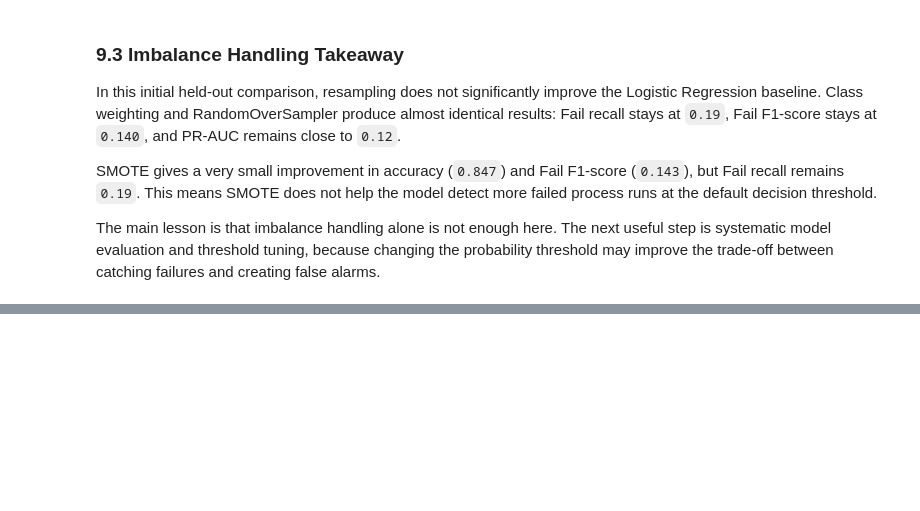
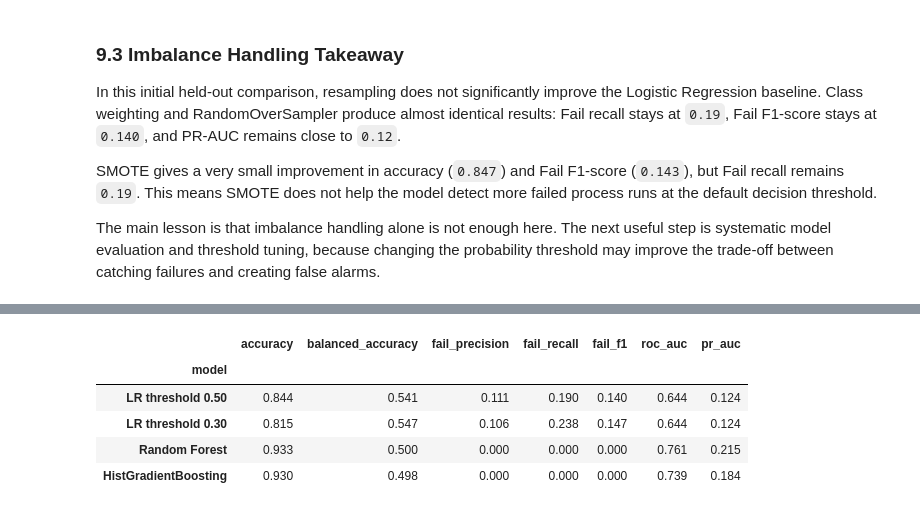
Before and after one commit to Spalding13/secom-fault-detection, a Jupyter notebook: notebooks/01_secom_fault_detection.ipynb, the cells around one changed output, grey strips where cells are left out. Cells and saved outputs as stored; diff of their text form; code cells hidden in the pictures; blank space fills up the shorter version.

```diff
--- a/notebooks/01_secom_fault_detection.ipynb
+++ b/notebooks/01_secom_fault_detection.ipynb
@@ -795,0 +1106,45 @@ For this fault detection task, Fail-class recall is especially important, but it
+# %%
+random_forest_pipeline.fit(X_train, y_train)
+hist_gb_pipeline.fit(X_train, y_train)
+
+rf_pred = random_forest_pipeline.predict(X_test)
+rf_fail_proba = get_fail_probabilities(random_forest_pipeline, X_test)
+
+hist_gb_pred = hist_gb_pipeline.predict(X_test)
+hist_gb_fail_proba = get_fail_probabilities(hist_gb_pipeline, X_test)
+
+classical_test_comparison = pd.DataFrame([
+    summarize_model(
+        "LR threshold 0.50",
+        y_test,
+        default_threshold_pred,
+        test_fail_proba
+    ),
+    summarize_model(
+        f"LR threshold {best_threshold:.2f}",
+        y_test,
+        tuned_threshold_pred,
+        test_fail_proba
+    ),
+    summarize_model(
+        "Random Forest",
+        y_test,
+        rf_pred,
+        rf_fail_proba
+    ),
+    summarize_model(
+        "HistGradientBoosting",
+        y_test,
+        hist_gb_pred,
+        hist_gb_fail_proba
+    ),
+]).set_index("model")
+
+classical_test_comparison.round(3)
+# %% [output]
+|  | accuracy | balanced_accuracy | fail_precision | fail_recall | fail_f1 | roc_auc | pr_auc |
+| model |  |  |  |  |  |  |  |
+| LR threshold 0.50 | 0.844 | 0.541 | 0.111 | 0.190 | 0.140 | 0.644 | 0.124 |
+| LR threshold 0.30 | 0.815 | 0.547 | 0.106 | 0.238 | 0.147 | 0.644 | 0.124 |
+| Random Forest | 0.933 | 0.500 | 0.000 | 0.000 | 0.000 | 0.761 | 0.215 |
+| HistGradientBoosting | 0.930 | 0.498 | 0.000 | 0.000 | 0.000 | 0.739 | 0.184 |
```
Also changed, not shown: parts of 27 cells of this notebook.
